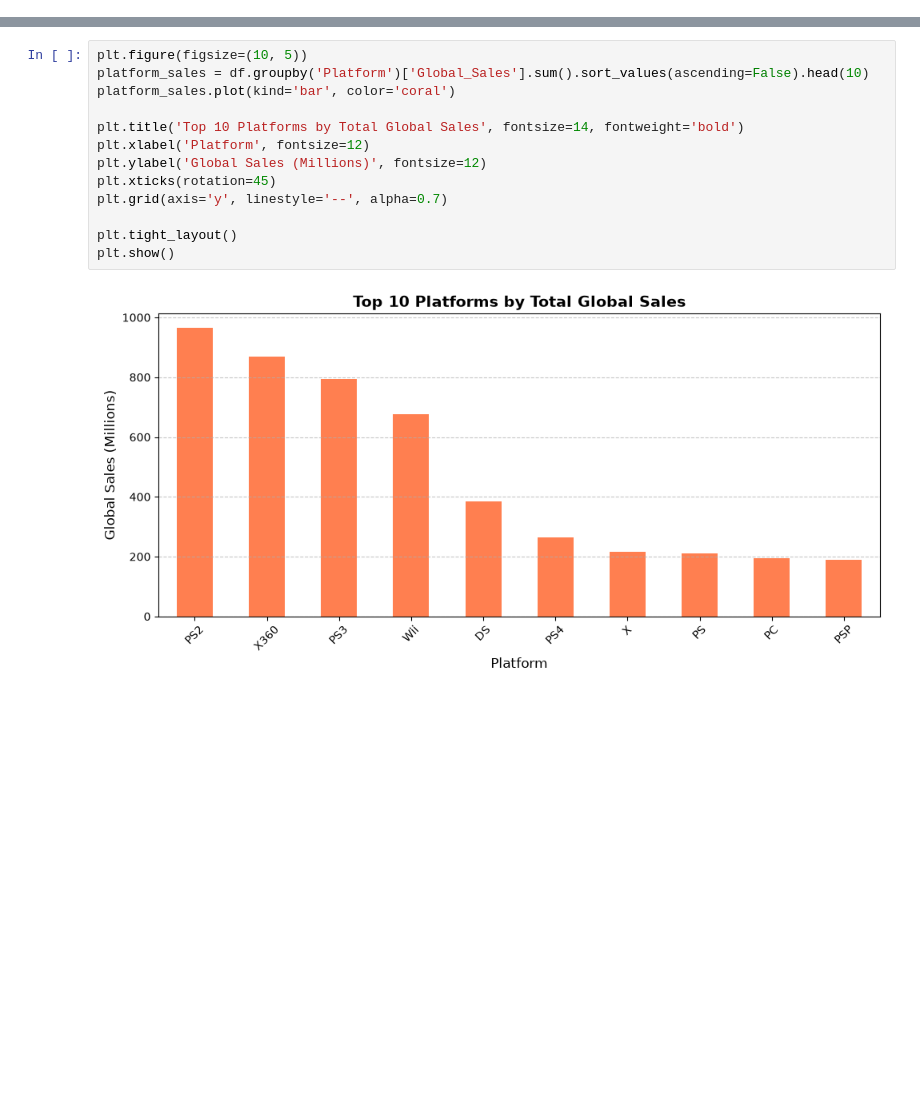
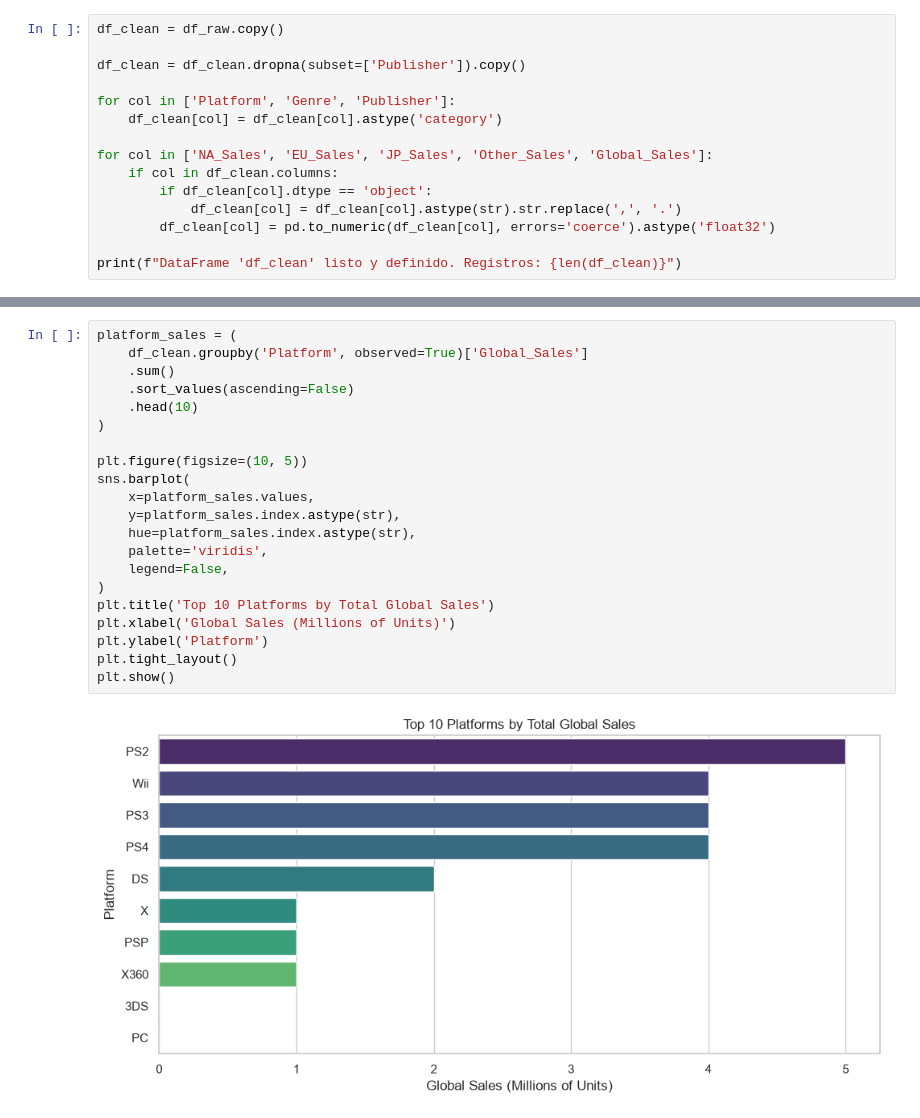
Before and after one commit to IA-P1-BCN/EDA-VideoGames-Analysis, a Jupyter notebook: 01_eda_videojuegos.ipynb, the cells around one changed output, grey strips where cells are left out. Drawn from its saved outputs; the diff is of its cells as text; blank space fills up the shorter version.

```diff
--- a/01_eda_videojuegos.ipynb
+++ b/01_eda_videojuegos.ipynb
@@ -96,0 +44,15 @@ plt.show()
+# %%
+df_clean = df_raw.copy()
+
+df_clean = df_clean.dropna(subset=['Publisher']).copy()
+
+for col in ['Platform', 'Genre', 'Publisher']:
+    df_clean[col] = df_clean[col].astype('category')
+
+for col in ['NA_Sales', 'EU_Sales', 'JP_Sales', 'Other_Sales', 'Global_Sales']:
+    if col in df_clean.columns:
+        if df_clean[col].dtype == 'object':
+            df_clean[col] = df_clean[col].astype(str).str.replace(',', '.')
+        df_clean[col] = pd.to_numeric(df_clean[col], errors='coerce').astype('float32')
+
+print(f"DataFrame 'df_clean' listo y definido. Registros: {len(df_clean)}")
@@ -97,15 +66,23 @@ plt.show()
 # %%
+platform_sales = (
+    df_clean.groupby('Platform', observed=True)['Global_Sales']
+    .sum()
+    .sort_values(ascending=False)
+    .head(10)
+)
+
 plt.figure(figsize=(10, 5))
-platform_sales = df.groupby('Platform')['Global_Sales'].sum().sort_values(ascending=False).head(10)
-platform_sales.plot(kind='bar', color='coral')
-
-plt.title('Top 10 Platforms by Total Global Sales', fontsize=14, fontweight='bold')
-plt.xlabel('Platform', fontsize=12)
-plt.ylabel('Global Sales (Millions)', fontsize=12)
-plt.xticks(rotation=45)
-plt.grid(axis='y', linestyle='--', alpha=0.7)
-
+sns.barplot(
+    x=platform_sales.values,
+    y=platform_sales.index.astype(str),
+    hue=platform_sales.index.astype(str),
+    palette='viridis',
+    legend=False,
+)
+plt.title('Top 10 Platforms by Total Global Sales')
+plt.xlabel('Global Sales (Millions of Units)')
+plt.ylabel('Platform')
 plt.tight_layout()
 plt.show()
 # %% [output]
-[figure, old version]
+[figure, new version]
```
Also changed, not shown: parts of 29 cells of this notebook, 5 other files.
